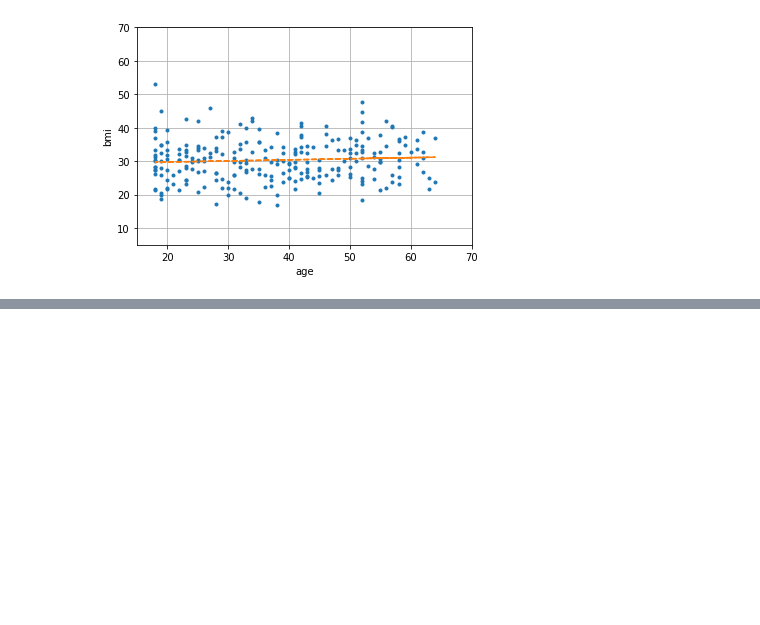
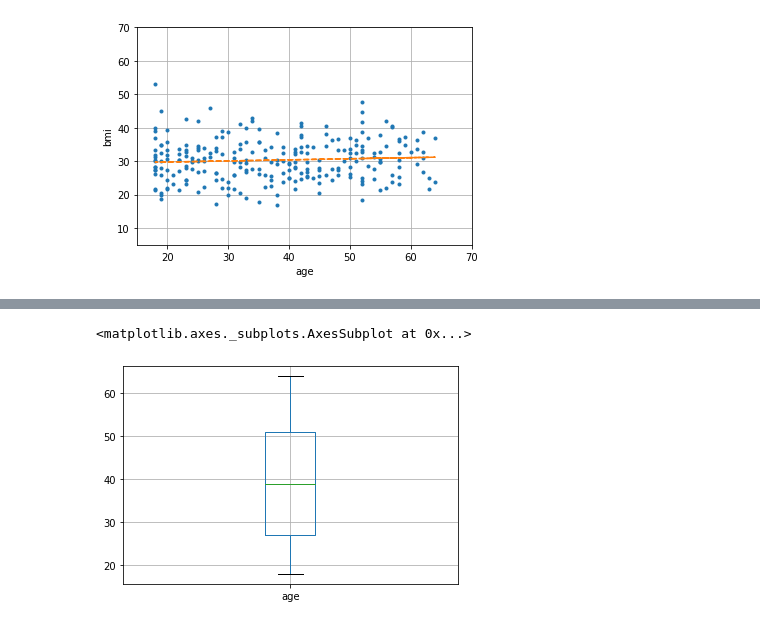
Before and after one commit to 2147118Joshua/Machine_Learning, a Jupyter notebook: ML.ipynb, the cells around one changed output, grey strips where cells are left out. Cells and saved outputs as stored; diff of their text form; code cells hidden in the pictures; blank space fills up the shorter version.

```diff
--- a/ML.ipynb
+++ b/ML.ipynb
@@ -121,0 +124,5 @@ Predicted weight =  [[0.30162938]]
+# %%
+dset[['age']].boxplot()
+# %% [output]
+<matplotlib.axes._subplots.AxesSubplot at 0x...>
+[figure, added]
```
Also changed, not shown: parts of 9 cells of this notebook.
